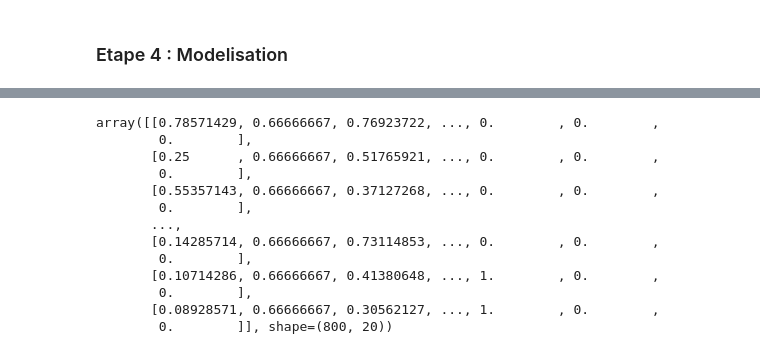
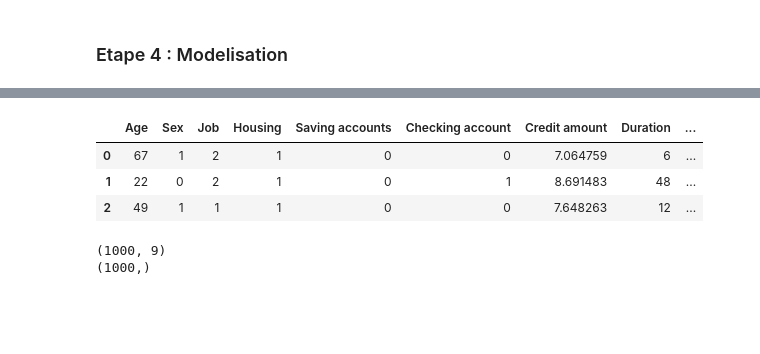
Before and after one commit to OAboubakari/credit_scoring, a Jupyter notebook: analyse_de_donnees.ipynb, the cells around one changed output, grey strips where cells are left out. Cells and saved outputs as stored; diff of their text form; code cells hidden in the pictures; blank space fills up the shorter version.

```diff
--- a/analyse_de_donnees.ipynb
+++ b/analyse_de_donnees.ipynb
@@ -446,0 +420,7 @@ Name: Risk, dtype: int64
+# %%
+data.head(3)
+# %% [output]
+|  | Age | Sex | Job | Housing | Saving accounts | Checking account | Credit amount | Duration | ... |
+| 0 | 67 | 1 | 2 | 1 | 0 | 0 | 7.064759 | 6 | ... |
+| 1 | 22 | 0 | 2 | 1 | 0 | 1 | 8.691483 | 48 | ... |
+| 2 | 49 | 1 | 1 | 1 | 0 | 0 | 7.648263 | 12 | ... |
@@ -447,3 +430,9 @@ Name: Risk, dtype: int64
+# %%
+print(X.shape)
+print(y.shape)
+# %% [output]
+(1000, 9)
+(1000,)
 # %%
 #Separation des donnees en  deux parties : entraînement et test
 from sklearn.model_selection import train_test_split
@@ -457,16 +439,0 @@ X_test = mx.transform(X_test) #applique ensuite la formule de normalisation.
-# %%
-X_train
-# %% [output]
-array([[0.78571429, 0.66666667, 0.76923722, ..., 0.        , 0.        ,
-        0.        ],
-       [0.25      , 0.66666667, 0.51765921, ..., 0.        , 0.        ,
-        0.        ],
-       [0.55357143, 0.66666667, 0.37127268, ..., 0.        , 0.        ,
-        0.        ],
-       ...,
-       [0.14285714, 0.66666667, 0.73114853, ..., 0.        , 0.        ,
-        0.        ],
-       [0.10714286, 0.66666667, 0.41380648, ..., 1.        , 0.        ,
-        0.        ],
-       [0.08928571, 0.66666667, 0.30562127, ..., 1.        , 0.        ,
-        0.        ]], shape=(800, 20))
```
Also changed, not shown: parts of 21 cells of this notebook.
